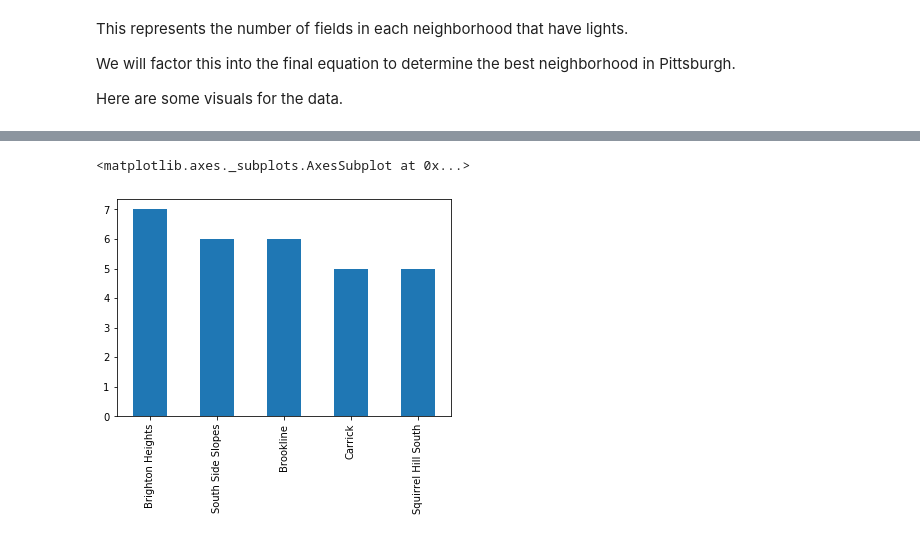
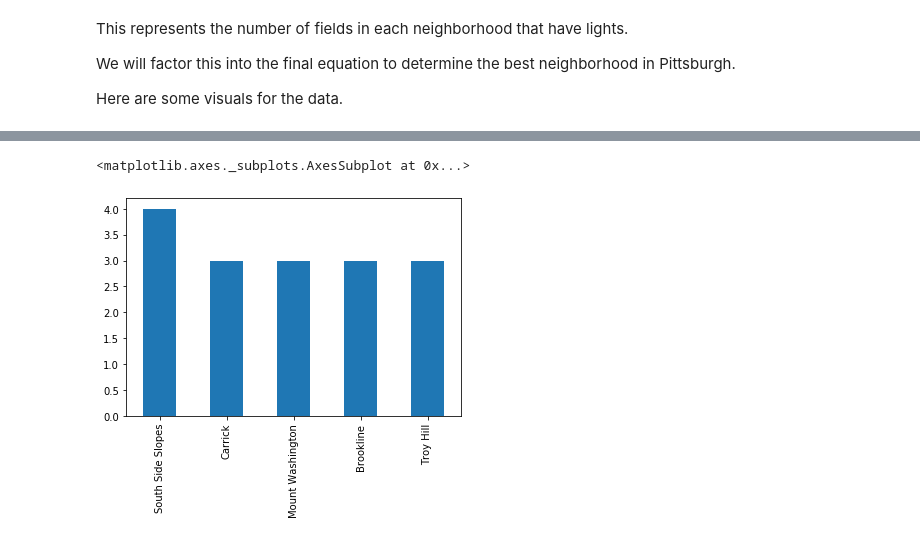
Before and after one commit to scs128/cmpinf-final-project, a Jupyter notebook: final-project.ipynb, the cells around one changed output, grey strips where cells are left out. Saved outputs shown, nothing was run; the diff lists cells and outputs as text; code cells hidden in the pictures.

```diff
--- a/final-project.ipynb
+++ b/final-project.ipynb
@@ -196,5 +195,5 @@ fields_with_lights["neighborhood"].value_counts().plot(kind="bar")
 # %%
-playing_fields["neighborhood"].value_counts().head().plot(kind="bar")
+fields_with_lights["neighborhood"].value_counts().head().plot(kind="bar")
 # %% [output]
 <matplotlib.axes._subplots.AxesSubplot at 0x...>
-[figure, old version]
+[figure, new version]
```
Also changed, not shown: parts of 10 cells of this notebook.
